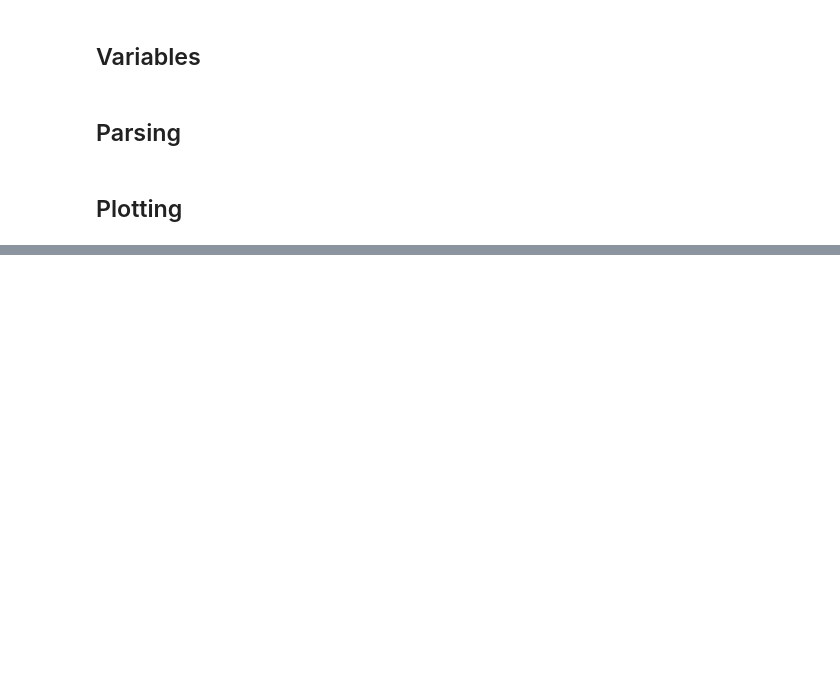
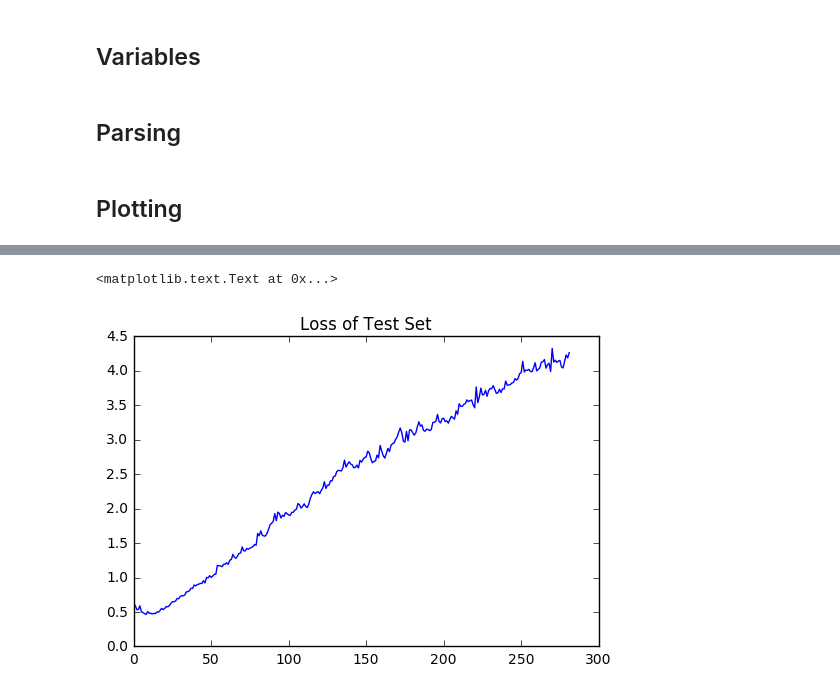
Before and after one commit to bzhen/stat198-gicf, a Jupyter notebook: cnn_plotting.ipynb, the cells around one changed output, grey strips where cells are left out. Cells and saved outputs as stored; diff of their text form; code cells hidden in the pictures; blank space fills up the shorter version.

```diff
--- a/cnn_plotting.ipynb
+++ b/cnn_plotting.ipynb
@@ -42,0 +44,6 @@ plt.plot(test_accs)
+# %%
+plt.plot(test_losses)
+plt.title("Loss of Test Set")
+# %% [output]
+<matplotlib.text.Text at 0x...>
+[figure, added]
```
Also changed, not shown: parts of 2 cells of this notebook.
